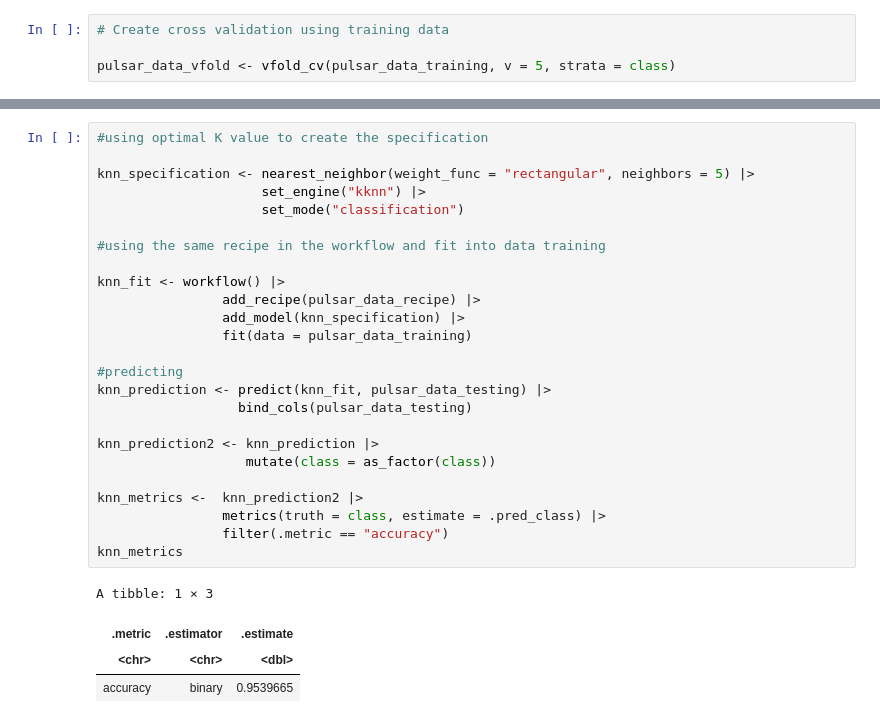
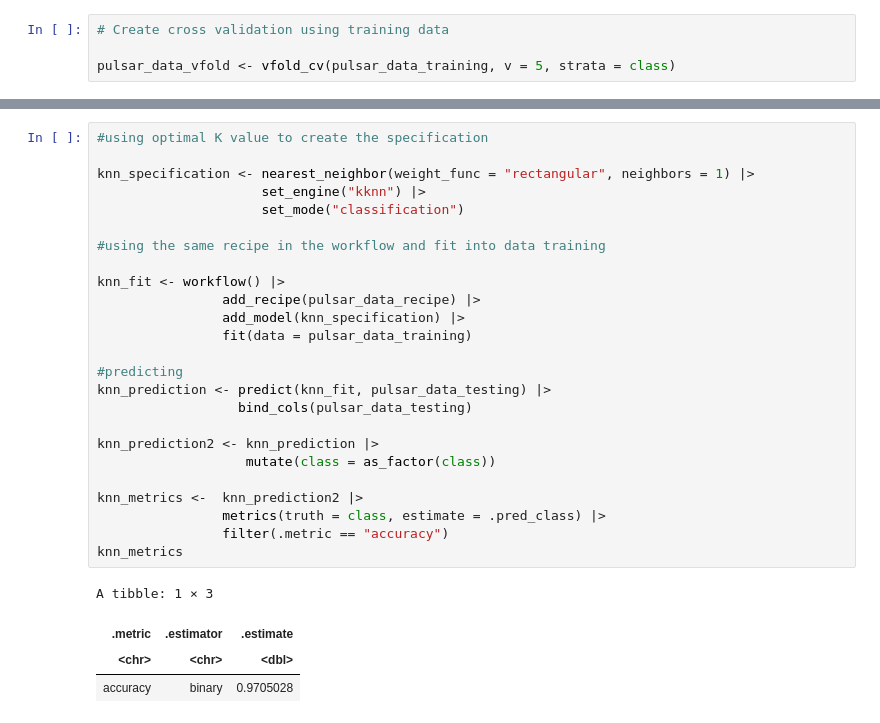
Before and after one commit to IDEKENTERPRISES/dsci-pulsar, a Jupyter notebook: optimal_k_value.ipynb, the cells around one changed output, grey strips where cells are left out. Cells and saved outputs as stored; diff of their text form.

```diff
--- a/optimal_k_value.ipynb
+++ b/optimal_k_value.ipynb
@@ -109,30 +129,30 @@ pulsar_data_optimal_k
 # %%
 #using optimal K value to create the specification
 
-knn_specification <- nearest_neighbor(weight_func = "rectangular", neighbors = 5) |>
+knn_specification <- nearest_neighbor(weight_func = "rectangular", neighbors = 1) |>
                      set_engine("kknn") |>
                      set_mode("classification")
 
 #using the same recipe in the workflow and fit into data training
 
 knn_fit <- workflow() |>
                 add_recipe(pulsar_data_recipe) |>
                 add_model(knn_specification) |>
                 fit(data = pulsar_data_training)
 
 #predicting
 knn_prediction <- predict(knn_fit, pulsar_data_testing) |>
                   bind_cols(pulsar_data_testing)
 
 knn_prediction2 <- knn_prediction |>
                    mutate(class = as_factor(class))
 
 knn_metrics <-  knn_prediction2 |>
                 metrics(truth = class, estimate = .pred_class) |>
                 filter(.metric == "accuracy")
 knn_metrics
 # %% [output]
 A tibble: 1 × 3
 | .metric | .estimator | .estimate |
 | <chr> | <chr> | <dbl> |
-| accuracy | binary | 0.9539665 |
+| accuracy | binary | 0.9705028 |
```
Also changed, not shown: parts of 5 cells of this notebook.
